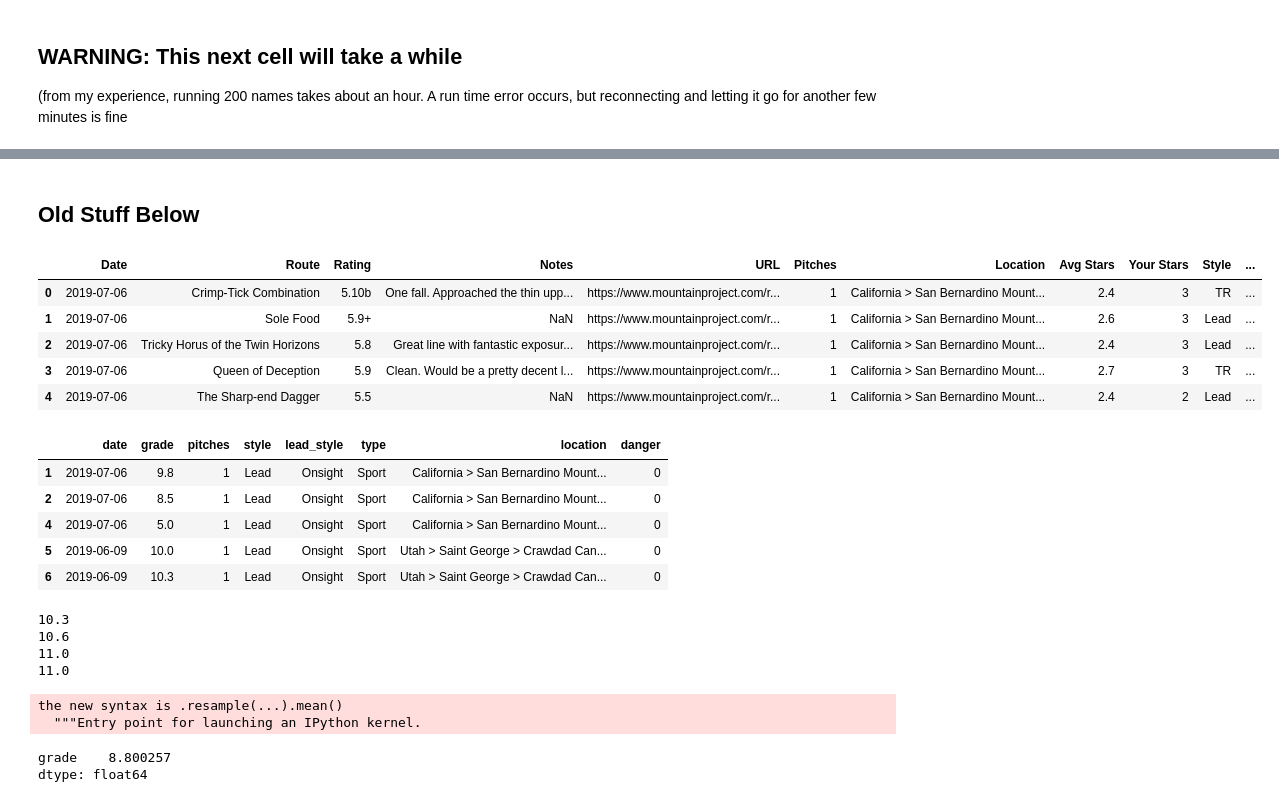
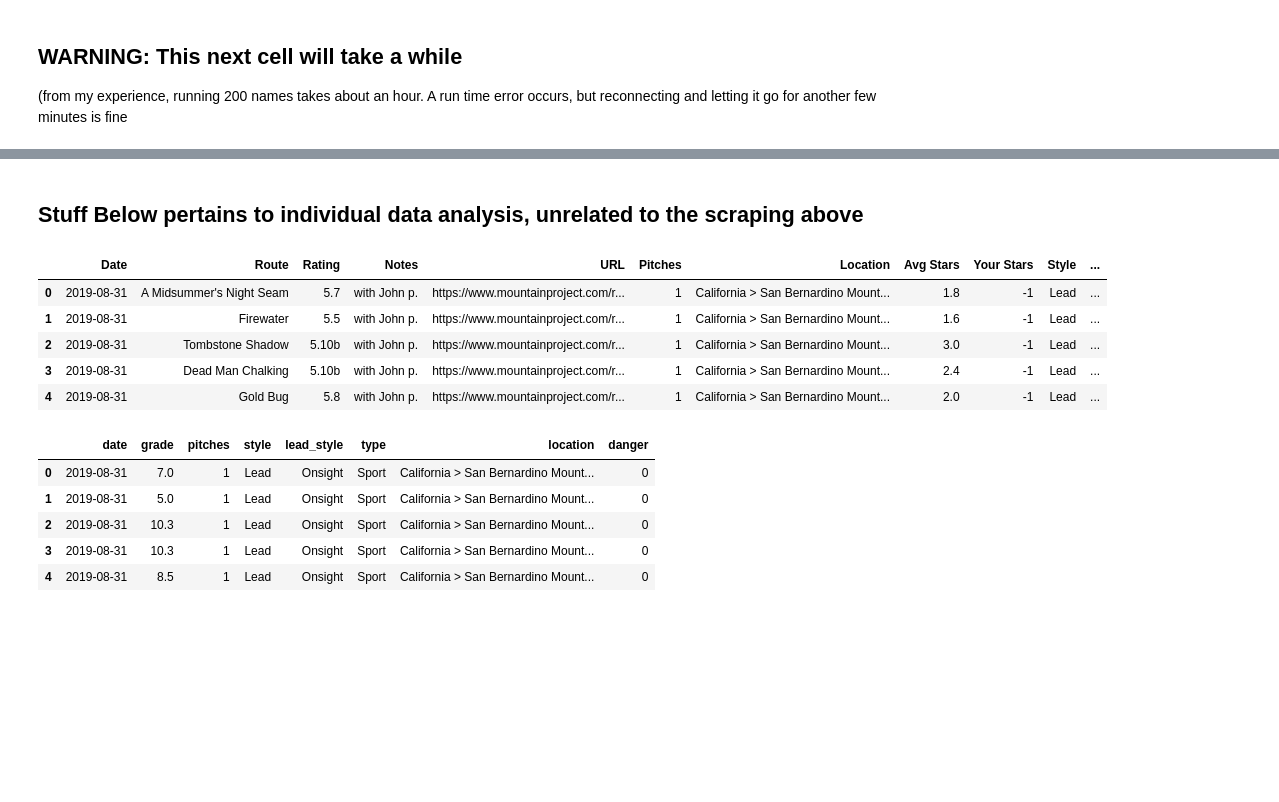
Before and after one commit to Tclack88/MountainProject, a Jupyter notebook: csv_scraping.ipynb, the cells around one changed output, grey strips where cells are left out. Cells and saved outputs as stored; diff of their text form; code cells hidden in the pictures; blank space fills up the shorter version.

```diff
--- a/csv_scraping.ipynb
+++ b/csv_scraping.ipynb
@@ -228,48 +190,28 @@ climber_data.csv
-# %% [markdown]
-## Old Stuff Below
+# %% [markdown]
+## Stuff Below pertains to individual data analysis, unrelated to the scraping above
 # %%
-#url = "https://www.mountainproject.com/user/109791883/trevor-clack/tick-export"
+url = "https://www.mountainproject.com/user/109791883/trevor-clack/tick-export"
 #url = "https://www.mountainproject.com/user/106027958/brad-g/tick-export"
-url = "https://www.mountainproject.com/user/110296901/morgan-f/tick-export"
-url =  "https://www.mountainproject.com/user/106234022/stormeh/tick-export"
-trevor = pd.read_csv(url)
-trevor.head()
+#url = "https://www.mountainproject.com/user/110296901/morgan-f/tick-export"
+#url =  "https://www.mountainproject.com/user/106234022/stormeh/tick-export"
+#url = "https://www.mountainproject.com/user/108797251/louis-mullerleile/tick-export" #louis
+climber = pd.read_csv(url)
+climber.head()
 # %% [output]
 |  | Date | Route | Rating | Notes | URL | Pitches | Location | Avg Stars | Your Stars | Style | ... |
-| 0 | 2019-07-06 | Crimp-Tick Combination | 5.10b | One fall. Approached the thin upp... | https://www.mountainproject.com/r... | 1 | California > San Bernardino Mount... | 2.4 | 3 | TR | ... |
-| 1 | 2019-07-06 | Sole Food | 5.9+ | NaN | https://www.mountainproject.com/r... | 1 | California > San Bernardino Mount... | 2.6 | 3 | Lead | ... |
-| 2 | 2019-07-06 | Tricky Horus of the Twin Horizons | 5.8 | Great line with fantastic exposur... | https://www.mountainproject.com/r... | 1 | California > San Bernardino Mount... | 2.4 | 3 | Lead | ... |
-| 3 | 2019-07-06 | Queen of Deception | 5.9 | Clean. Would be a pretty decent l... | https://www.mountainproject.com/r... | 1 | California > San Bernardino Mount... | 2.7 | 3 | TR | ... |
-| 4 | 2019-07-06 | The Sharp-end Dagger | 5.5 | NaN | https://www.mountainproject.com/r... | 1 | California > San Bernardino Mount... | 2.4 | 2 | Lead | ... |
+| 0 | 2019-08-31 | A Midsummer's Night Seam | 5.7 | with John p. | https://www.mountainproject.com/r... | 1 | California > San Bernardino Mount... | 1.8 | -1 | Lead | ... |
+| 1 | 2019-08-31 | Firewater | 5.5 | with John p. | https://www.mountainproject.com/r... | 1 | California > San Bernardino Mount... | 1.6 | -1 | Lead | ... |
+| 2 | 2019-08-31 | Tombstone Shadow | 5.10b | with John p. | https://www.mountainproject.com/r... | 1 | California > San Bernardino Mount... | 3.0 | -1 | Lead | ... |
+| 3 | 2019-08-31 | Dead Man Chalking | 5.10b | with John p. | https://www.mountainproject.com/r... | 1 | California > San Bernardino Mount... | 2.4 | -1 | Lead | ... |
+| 4 | 2019-08-31 | Gold Bug | 5.8 | with John p. | https://www.mountainproject.com/r... | 1 | California > San Bernardino Mount... | 2.0 | -1 | Lead | ... |
 # %%
 ticks = create_user_ticks(url)
-ticks = ticks[ticks.lead_style == 'Onsight']
+#ticks = ticks[ticks.lead_style == 'Onsight']
 ticks.head()
 # %% [output]
 |  | date | grade | pitches | style | lead_style | type | location | danger |
-| 1 | 2019-07-06 | 9.8 | 1 | Lead | Onsight | Sport | California > San Bernardino Mount... | 0 |
-| 2 | 2019-07-06 | 8.5 | 1 | Lead | Onsight | Sport | California > San Bernardino Mount... | 0 |
-| 4 | 2019-07-06 | 5.0 | 1 | Lead | Onsight | Sport | California > San Bernardino Mount... | 0 |
-| 5 | 2019-06-09 | 10.0 | 1 | Lead | Onsight | Sport | Utah > Saint George > Crawdad Can... | 0 |
-| 6 | 2019-06-09 | 10.3 | 1 | Lead | Onsight | Sport | Utah > Saint George > Crawdad Can... | 0 |
+| 0 | 2019-08-31 | 7.0 | 1 | Lead | Onsight | Sport | California > San Bernardino Mount... | 0 |
+| 1 | 2019-08-31 | 5.0 | 1 | Lead | Onsight | Sport | California > San Bernardino Mount... | 0 |
+| 2 | 2019-08-31 | 10.3 | 1 | Lead | Onsight | Sport | California > San Bernardino Mount... | 0 |
+| 3 | 2019-08-31 | 10.3 | 1 | Lead | Onsight | Sport | California > San Bernardino Mount... | 0 |
+| 4 | 2019-08-31 | 8.5 | 1 | Lead | Onsight | Sport | California > San Bernardino Mount... | 0 |
-# %%
-n =  5
-fracs = (np.linspace(0,ticks.shape[0],n)).astype(int)
-fracs
-for i in range(n-1):
-  tick_range = ticks.iloc[fracs[i]:fracs[i+1],1]
-  print(tick_range.max())
-# begin = ticks.date.min()
-# for i in range n:
-#   print(ticks[ticks.date.loc
-
-#np.array([0,.25,.5,.27,1])
-#time_fracs = time_fracs*(ticks.date.max() - ticks.date.min())
-#for i,frac in time_fracs:
-#for i in time_fracs:
-#  print(ticks[ticks.date
-# %% [output]
-10.3
-10.6
-11.0
-11.0
@@ -276,8 +233,4 @@ for i in range(n-1):
 # %%
-monthly_tick_average = ticks[ticks.type != 'Boulder'][['date','grade']].set_index('date').resample('M',how='mean').dropna();
-monthly_tick_average.mean()
+monthly_tick_average = ticks[ticks.type != 'Boulder'][['date','grade']].set_index('date').resample('M',how='mean').dropna()
+#monthly_tick_average['max'] = ticks[ticks.lead_style == 'Onsight'][['date','grade']].set_index('date').resample('M',how='max').dropna().grade
+#monthly_tick_average = monthly_tick_average.reset_index()
-# %% [output]
-the new syntax is .resample(...).mean()
-  """Entry point for launching an IPython kernel.
-grade    8.800257
-dtype: float64
```
Also changed, not shown: parts of 27 cells of this notebook.
